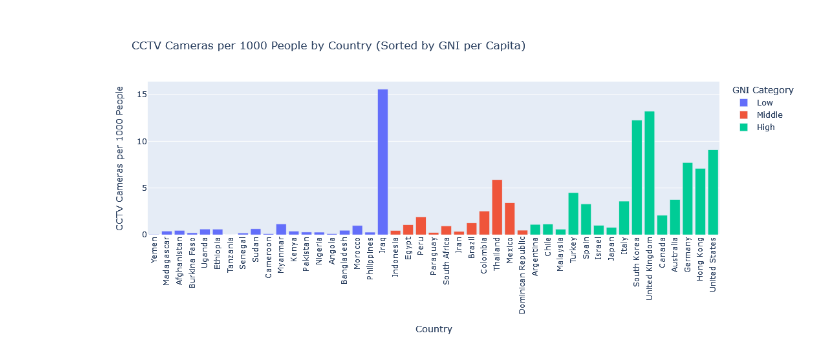
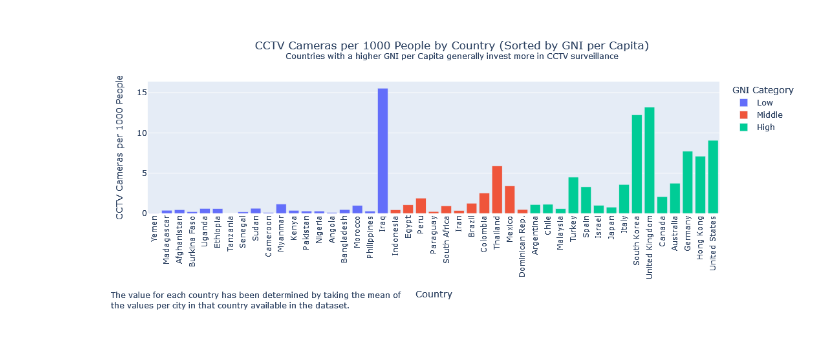
Before and after one commit to dejessias/Surveillance-Crime, a Jupyter notebook: _sources/docs/cameras_gdi_bargraph.ipynb, the cells around one changed output. Cells and saved outputs as stored; diff of their text form; code cells hidden in the pictures.

```diff
--- a/_sources/docs/cameras_gdi_bargraph.ipynb
+++ b/_sources/docs/cameras_gdi_bargraph.ipynb
@@ -14,7 +14,6 @@ df_hdi = pd.read_csv('datasets/Human Development Index.csv')
 # Select relevant columns and rename for clarity
 df_hdi = df_hdi[['Country', 'Gross National Income Per Capita (2021)']]
 df_cctv = df_cctv[['Country', '# of CCTV Cameras', '# of People (2023)']]
-
 # Clean the data: handle missing values
 df_hdi.dropna(subset=['Gross National Income Per Capita (2021)'], inplace=True)
 df_cctv.dropna(subset=['# of CCTV Cameras', '# of People (2023)'], inplace=True)
@@ -34,6 +33,9 @@ total_cameras_per_land = df_cctv.groupby('Country', as_index=False).agg({
 
 # Merge the DataFrames on 'Country'
 merged_df = pd.merge(total_cameras_per_land, df_hdi, on='Country')
+
+merged_df.replace("Dominican Republic", "Dominican Rep.", inplace = True)
+
 
 # Exclude specific countries because of outliers or no information
 excluded_countries = ['China', 'India', 'Saudi Arabia']
@@ -42,33 +44,49 @@ merged_df = merged_df[~merged_df['Country'].isin(excluded_countries)]
 # Categorize GNI per Capita into low, middle, high
 gni_bins = [0, 10000, 20000, float('inf')]
 gni_labels = ['Low', 'Middle', 'High']
 merged_df['GNI Category'] = pd.cut(merged_df['Gross National Income Per Capita (2021)'], bins=gni_bins, labels=gni_labels)
 
 # Sort the merged data by GNI per Capita
 merged_df_sorted = merged_df.sort_values(by='Gross National Income Per Capita (2021)')
 
 # Create the interactive bar chart
 fig = px.bar(
     merged_df_sorted,
     x='Country',
     y='CCTV Cameras per 1000 People',
     color='GNI Category',
     hover_data=['# of CCTV Cameras', 'Gross National Income Per Capita (2021)'],
     labels={'CCTV Cameras per 1000 People': 'CCTV Cameras per 1000 People', 'Gross National Income Per Capita (2021)': 'GNI per Capita'},
-    title='CCTV Cameras per 1000 People by Country (Sorted by GNI per Capita)'
+    title='CCTV Cameras per 1000 People by Country (Sorted by GNI per Capita)<br><sup>Countries with a higher GNI per Capita generally invest more in CCTV surveillance</sup>'
 )
 
 # Update the layout to improve readability
 fig.update_layout(
     xaxis_title='Country',
     yaxis_title='CCTV Cameras per 1000 People',
     xaxis_tickangle=-90,
     yaxis=dict(tickmode='linear', tick0=0, dtick=5),
     hovermode='closest',
-    height = 500
+    height = 500,
+    title={
+        'y':0.9,
+        'x':0.5,
+        'xanchor': 'center',
+        'yanchor': 'top'
+    },
+    margin={'b': 196, 't': 100}
 )
+
+fig.add_annotation(x=-0.07, y=-0.75,
+                   xref="paper", yref="paper",
+                   align='left',
+                   xanchor='left', yanchor='bottom',
+                   showarrow=False,
+                   text='The value for each country has been determined by taking the mean of<br>'
+                   + 'the values per city in that country available in the dataset.'
+                  )
 
 # Show the plot
 fig.show()
 # %% [output]
-[figure, old version]
+[figure, new version]
```
Also changed, not shown: 25 other files.
